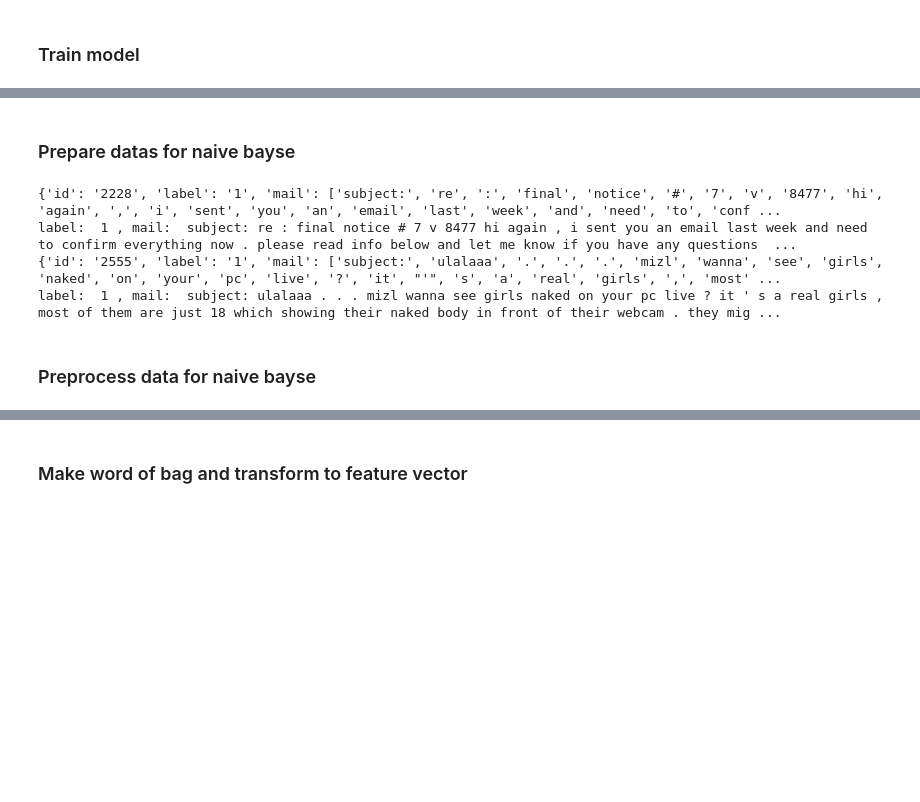
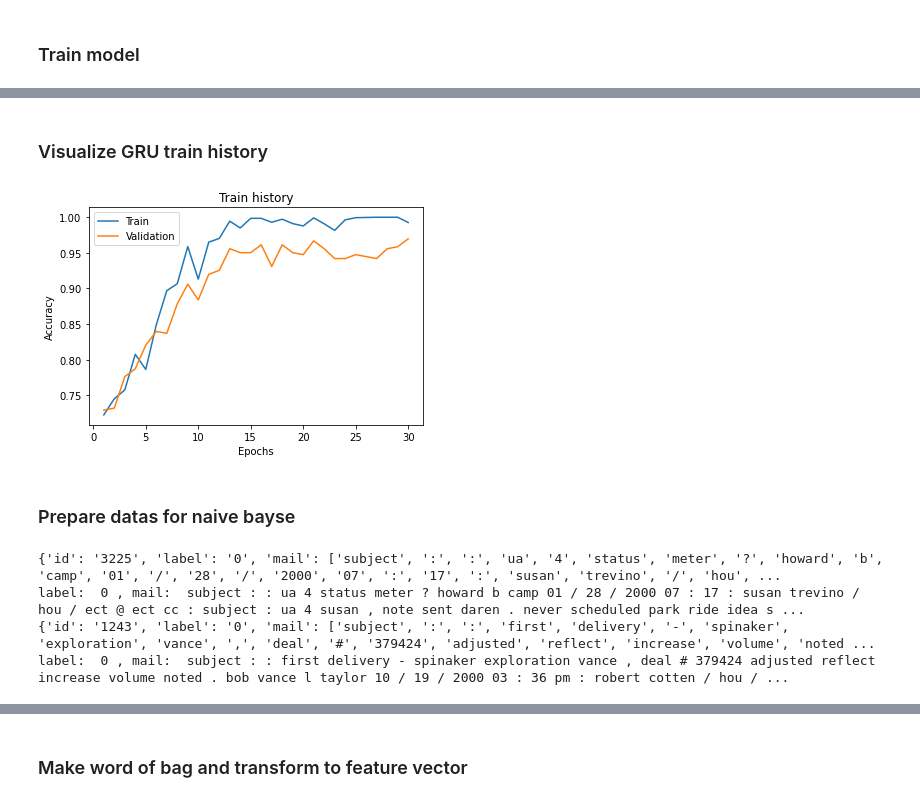
Before and after one commit to hanchaa/Korea_Univ_2021_2, a Jupyter notebook: COSE362/Ensemble.ipynb, the cells around one changed output, grey strips where cells are left out. Saved outputs shown, nothing was run; the diff lists cells and outputs as text; code cells hidden in the pictures; blank space fills up the shorter version.

```diff
--- a/COSE362/Ensemble.ipynb
+++ b/COSE362/Ensemble.ipynb
@@ -7,7 +37,7 @@ import torch
 from torchtext.legacy import data
 from torchtext.legacy.data import TabularDataset
 
-mail_field = data.Field(sequential=True, use_vocab=True, tokenize=str.split, lower=True, batch_first=True, fix_length=300)
+mail_field = data.Field(sequential=True, use_vocab=True, tokenize=tokenizer, lower=True, batch_first=True, fix_length=300)
 label_field = data.Field(sequential=False, use_vocab=False, batch_first=False, is_target=True)
 id_field = data.Field(sequential=False, use_vocab=False, batch_first=False, is_target=True)
 
@@ -16,7 +46,7 @@ loaded_data = TabularDataset(path="./data/train.csv",
                                  fields=[("id" , id_field), ("label", label_field), ("mail", mail_field)],
                                  skip_header=True)
 
-train_data, val_data = loaded_data.split(split_ratio=0.95, stratified=True, strata_field="label")
+train_data, val_data = loaded_data.split(split_ratio=0.9, stratified=True, strata_field="label")
 
 print("train data: ", len(train_data))
 print(train_data.fields)
@@ -115,12 +145,16 @@ import copy
 
 best_val_acc = 0
 best_model = None
+best_model_history = None
 # %% [markdown]
 ### Train model
 # %%
-model = MyModel(n_layers=1, hidden_size=128, embedding_dim=32, dropout=0.7).to("cuda")
+train_history = []
+val_history = []
 
-lr = 5e-3
+model = MyModel(n_layers=1, hidden_size=128, embedding_dim=32, dropout=0.6).to("cuda")
+
+lr = 8e-3
 optimizer = torch.optim.RMSprop(model.parameters(), lr=lr)
 
 loss_fn = torch.nn.BCEWithLogitsLoss(reduction="sum").to("cuda")
@@ -130,11 +164,15 @@ for e in range(30):
     train_loss, train_accuracy, train_f1 = evaluate(model, loss_fn, train_loader)
     val_loss, val_accuracy, val_f1 = evaluate(model, loss_fn, val_loader)
 
+    train_history.append(train_accuracy.cpu().item())
+    val_history.append(val_accuracy.cpu().item())
+
     print("[Epoch: %2d] train loss: %5.4f | train accuracy: %5.4f | train f1: %5.2f | val loss: %5.4f | val accuracy: %5.4f | val f1: %5.2f" % (e + 1, train_loss, train_accuracy, train_f1, val_loss, val_accuracy, val_f1))
 
     if  val_accuracy > best_val_acc:
         best_val_acc = val_accuracy
         best_model = copy.deepcopy(model)
+        best_model_history = (train_history, val_history)
 
 print("Best model accuracy: ", best_val_acc)
 # %% [output]
@@ -158,3 +196,18 @@ Best model accuracy:  tensor(0.9945, device='cuda:0')
+# %% [markdown]
+### Visualize GRU train history
+# %%
+from matplotlib import pyplot as plt
+epochs = list(range(1, 31))
+
+plt.plot(epochs, best_model_history[0])
+plt.plot(epochs, best_model_history[1])
+plt.xlabel("Epochs")
+plt.ylabel("Accuracy")
+plt.title("Train history")
+plt.legend(["Train", "Validation"])
+plt.show()
+# %% [output]
+[figure, added]
 # %% [markdown]
 ### Prepare datas for naive bayse
 # %%
@@ -177,9 +230,7 @@ print("label: ", y_train[0], ", mail: ", X_train[0])
 print(vars(val_data[0]))
 print("label: ", y_val[0], ", mail: ", X_val[0])
 # %% [output]
-{'id': '2228', 'label': '1', 'mail': ['subject:', 're', ':', 'final', 'notice', '#', '7', 'v', '8477', 'hi', 'again', ',', 'i', 'sent', 'you', 'an', 'email', 'last', 'week', 'and', 'need', 'to', 'conf ...
-label:  1 , mail:  subject: re : final notice # 7 v 8477 hi again , i sent you an email last week and need to confirm everything now . please read info below and let me know if you have any questions  ...
-{'id': '2555', 'label': '1', 'mail': ['subject:', 'ulalaaa', '.', '.', '.', 'mizl', 'wanna', 'see', 'girls', 'naked', 'on', 'your', 'pc', 'live', '?', 'it', "'", 's', 'a', 'real', 'girls', ',', 'most' ...
-label:  1 , mail:  subject: ulalaaa . . . mizl wanna see girls naked on your pc live ? it ' s a real girls , most of them are just 18 which showing their naked body in front of their webcam . they mig ...
+{'id': '3225', 'label': '0', 'mail': ['subject', ':', ':', 'ua', '4', 'status', 'meter', '?', 'howard', 'b', 'camp', '01', '/', '28', '/', '2000', '07', ':', '17', ':', 'susan', 'trevino', '/', 'hou', ...
+label:  0 , mail:  subject : : ua 4 status meter ? howard b camp 01 / 28 / 2000 07 : 17 : susan trevino / hou / ect @ ect cc : subject : ua 4 susan , note sent daren . never scheduled park ride idea s ...
+{'id': '1243', 'label': '0', 'mail': ['subject', ':', ':', 'first', 'delivery', '-', 'spinaker', 'exploration', 'vance', ',', 'deal', '#', '379424', 'adjusted', 'reflect', 'increase', 'volume', 'noted ...
+label:  0 , mail:  subject : : first delivery - spinaker exploration vance , deal # 379424 adjusted reflect increase volume noted . bob vance l taylor 10 / 19 / 2000 03 : 36 pm : robert cotten / hou / ...
-# %% [markdown]
-### Preprocess data for naive bayse
```
Also changed, not shown: parts of 15 cells of this notebook.
